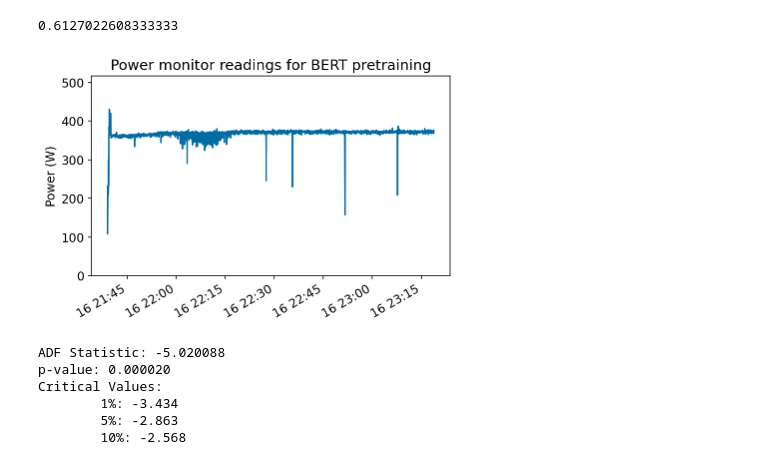
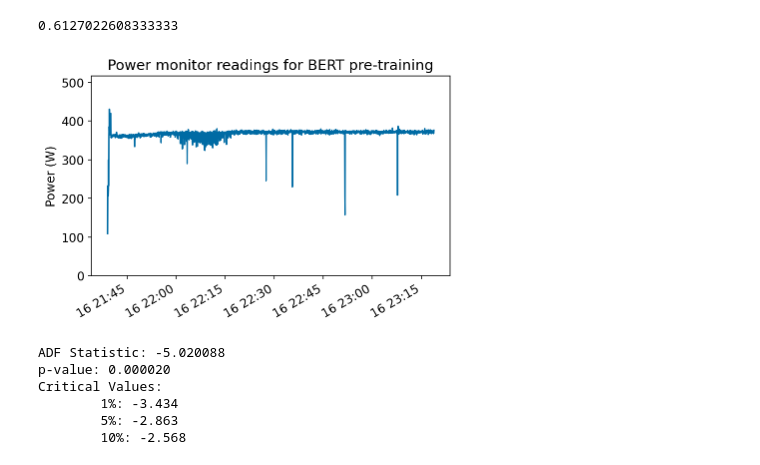
Before and after one commit to MScDissertation/NLP, a Jupyter notebook: pretraining.ipynb, the cells around one changed output. Saved outputs shown, nothing was run; the diff lists cells and outputs as text; code cells hidden in the pictures.

Commit message:
update image

```diff
--- a/pretraining.ipynb
+++ b/pretraining.ipynb
@@ -171,13 +171,13 @@ total_energy_pm
 # %%
 y_max = subset_df['power_consumption'].max() * 1.2
 ax =subset_df[(power_monitor_df != 0).all(1)].plot(ylim=(0,y_max), legend=False)
-ax.set_title("Power monitor readings for BERT pretraining")
+ax.set_title("Power monitor readings for BERT pre-training")
 ax.set_ylabel('Power (W)')
 ax.set_xlabel('')
 plt.tight_layout()
 ax.figure.savefig("viz/pm_BERT_pretrain.png", dpi=300)
 # %% [output]
-[figure, old version]
+[figure, new version]
 # %%
 from statsmodels.tsa.stattools import adfuller
 def testStationary(series):
```
Also changed, not shown: 2 other files.
